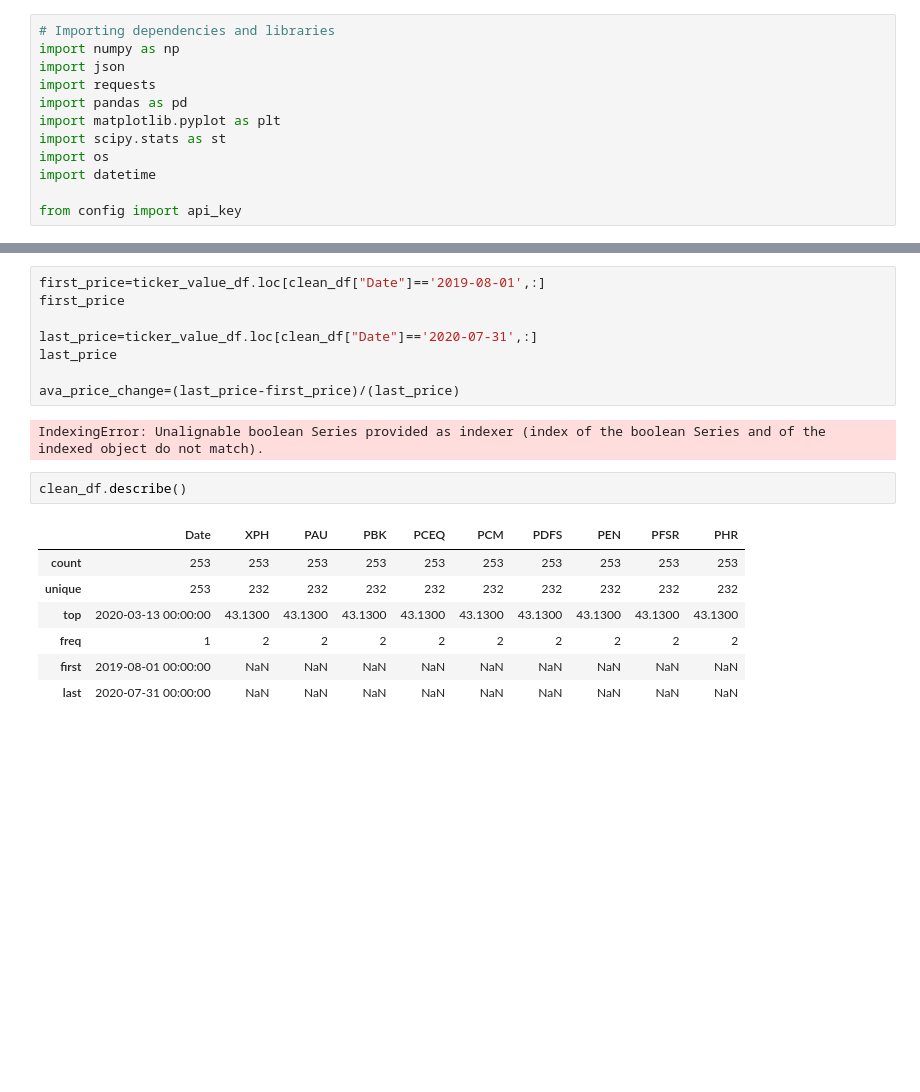
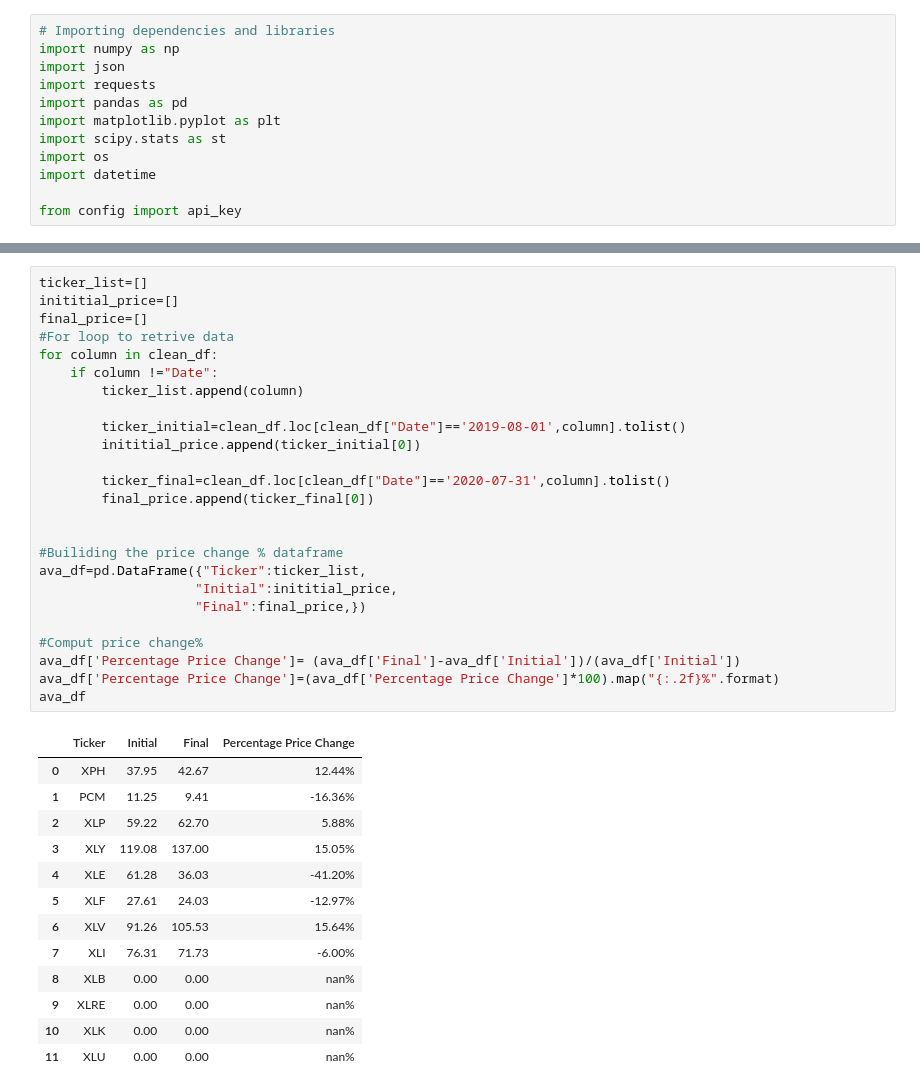
Before and after one commit to Dinorobie/stocks-covid, a Jupyter notebook: stock_data.ipynb, the cells around one changed output, grey strips where cells are left out. Saved outputs shown, nothing was run; the diff lists cells and outputs as text; blank space fills up the shorter version.

```diff
--- a/stock_data.ipynb
+++ b/stock_data.ipynb
@@ -121,20 +131,39 @@ clean_df.describe()
-# %%
-first_price=ticker_value_df.loc[clean_df["Date"]=='2019-08-01',:]
-first_price
-
-last_price=ticker_value_df.loc[clean_df["Date"]=='2020-07-31',:]
-last_price
-
-ava_price_change=(last_price-first_price)/(last_price)
-# %% [output]
-IndexingError: Unalignable boolean Series provided as indexer (index of the boolean Series and of the indexed object do not match).
-# %%
-clean_df.describe()
-# %% [output]
-|  | Date | XPH | PAU | PBK | PCEQ | PCM | PDFS | PEN | PFSR | PHR |
-| count | 253 | 253 | 253 | 253 | 253 | 253 | 253 | 253 | 253 | 253 |
-| unique | 253 | 232 | 232 | 232 | 232 | 232 | 232 | 232 | 232 | 232 |
-| top | 2020-03-13 00:00:00 | 43.1300 | 43.1300 | 43.1300 | 43.1300 | 43.1300 | 43.1300 | 43.1300 | 43.1300 | 43.1300 |
-| freq | 1 | 2 | 2 | 2 | 2 | 2 | 2 | 2 | 2 | 2 |
-| first | 2019-08-01 00:00:00 | NaN | NaN | NaN | NaN | NaN | NaN | NaN | NaN | NaN |
-| last | 2020-07-31 00:00:00 | NaN | NaN | NaN | NaN | NaN | NaN | NaN | NaN | NaN |
+# %%
+ticker_list=[]
+inititial_price=[]
+final_price=[]
+#For loop to retrive data
+for column in clean_df:
+    if column !="Date":
+        ticker_list.append(column)
+
+        ticker_initial=clean_df.loc[clean_df["Date"]=='2019-08-01',column].tolist()
+        inititial_price.append(ticker_initial[0])
+
+        ticker_final=clean_df.loc[clean_df["Date"]=='2020-07-31',column].tolist()
+        final_price.append(ticker_final[0])
+
+
+#Builiding the price change % dataframe
+ava_df=pd.DataFrame({"Ticker":ticker_list,
+                    "Initial":inititial_price,
+                    "Final":final_price,})
+
+#Comput price change%
+ava_df['Percentage Price Change']= (ava_df['Final']-ava_df['Initial'])/(ava_df['Initial'])
+ava_df['Percentage Price Change']=(ava_df['Percentage Price Change']*100).map("{:.2f}%".format)
+ava_df
+# %% [output]
+|  | Ticker | Initial | Final | Percentage Price Change |
+| 0 | XPH | 37.95 | 42.67 | 12.44% |
+| 1 | PCM | 11.25 | 9.41 | -16.36% |
+| 2 | XLP | 59.22 | 62.70 | 5.88% |
+| 3 | XLY | 119.08 | 137.00 | 15.05% |
+| 4 | XLE | 61.28 | 36.03 | -41.20% |
+| 5 | XLF | 27.61 | 24.03 | -12.97% |
+| 6 | XLV | 91.26 | 105.53 | 15.64% |
+| 7 | XLI | 76.31 | 71.73 | -6.00% |
+| 8 | XLB | 0.00 | 0.00 | nan% |
+| 9 | XLRE | 0.00 | 0.00 | nan% |
+| 10 | XLK | 0.00 | 0.00 | nan% |
+| 11 | XLU | 0.00 | 0.00 | nan% |
```
Also changed, not shown: parts of 6 cells of this notebook, 1 other file.
